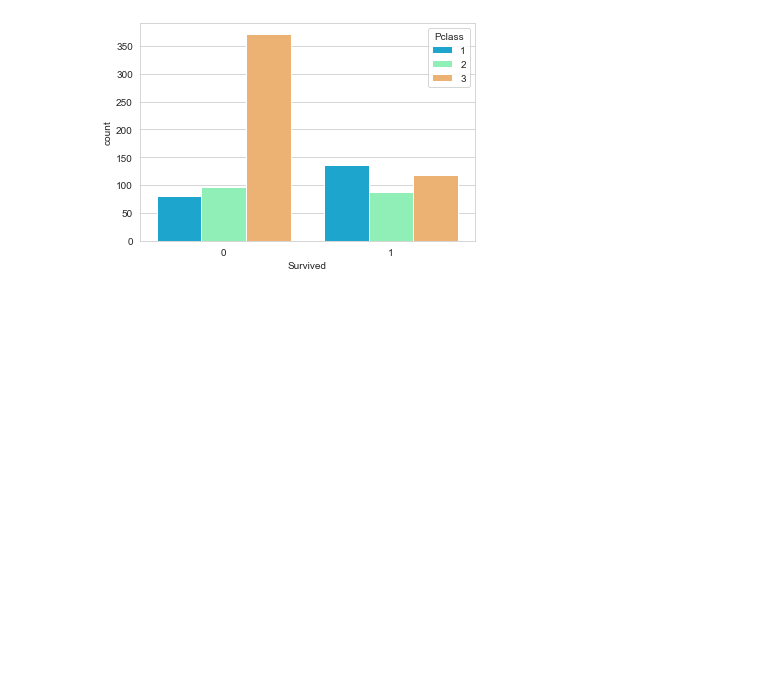
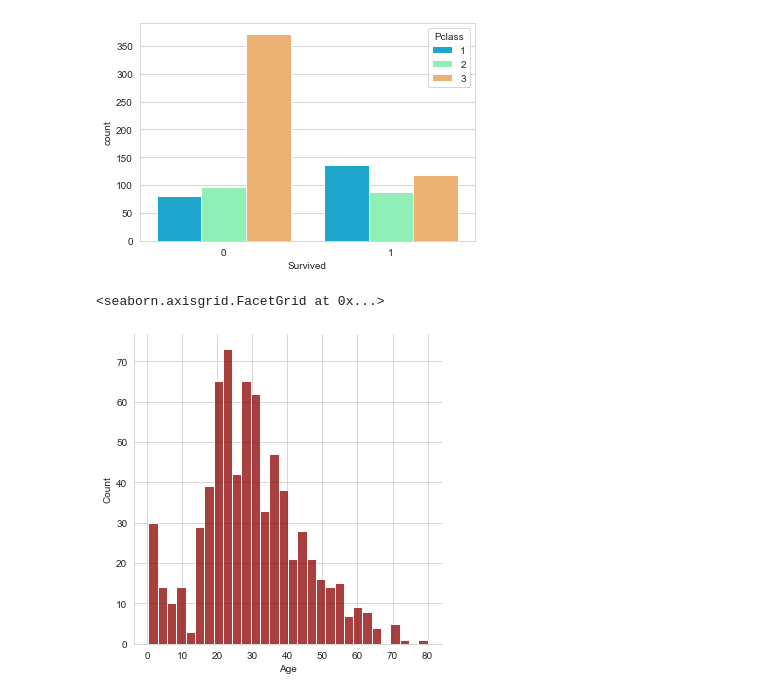
Before and after one commit to ModouLaminJagne/DataScience, a Jupyter notebook: LOGISTIC REGRESSION.ipynb, the cells around one changed output. Drawn from its saved outputs; the diff is of its cells as text; code cells hidden in the pictures; blank space fills up the shorter version.

Commit message:
Age study.
Use seaborn to study the age difference and the most affected age group by means of graphs.
The study shows that the most affected age group is between 15 and 45 years.

```diff
--- a/LOGISTIC REGRESSION.ipynb
+++ b/LOGISTIC REGRESSION.ipynb
@@ -89,3 +89,8 @@ sns.countplot(x='Survived',hue='Pclass',data=train,palette='rainbow')
 # %% [output]
 <AxesSubplot:xlabel='Survived', ylabel='count'>
 [figure]
+# %%
+sns.displot(train['Age'].dropna(),kde=False,color='darkred',bins=30)
+# %% [output]
+<seaborn.axisgrid.FacetGrid at 0x...>
+[figure, added]
```
Also changed, not shown: parts of 1 cell of this notebook.
